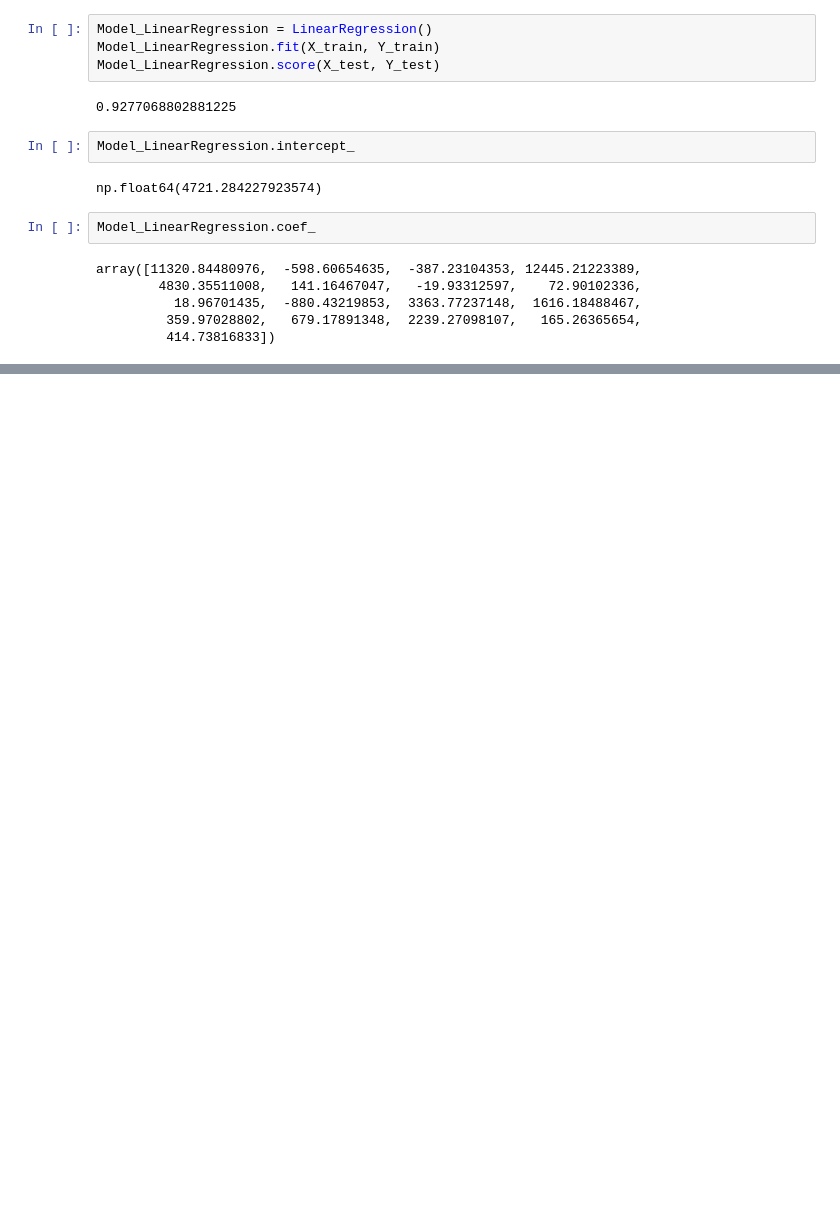
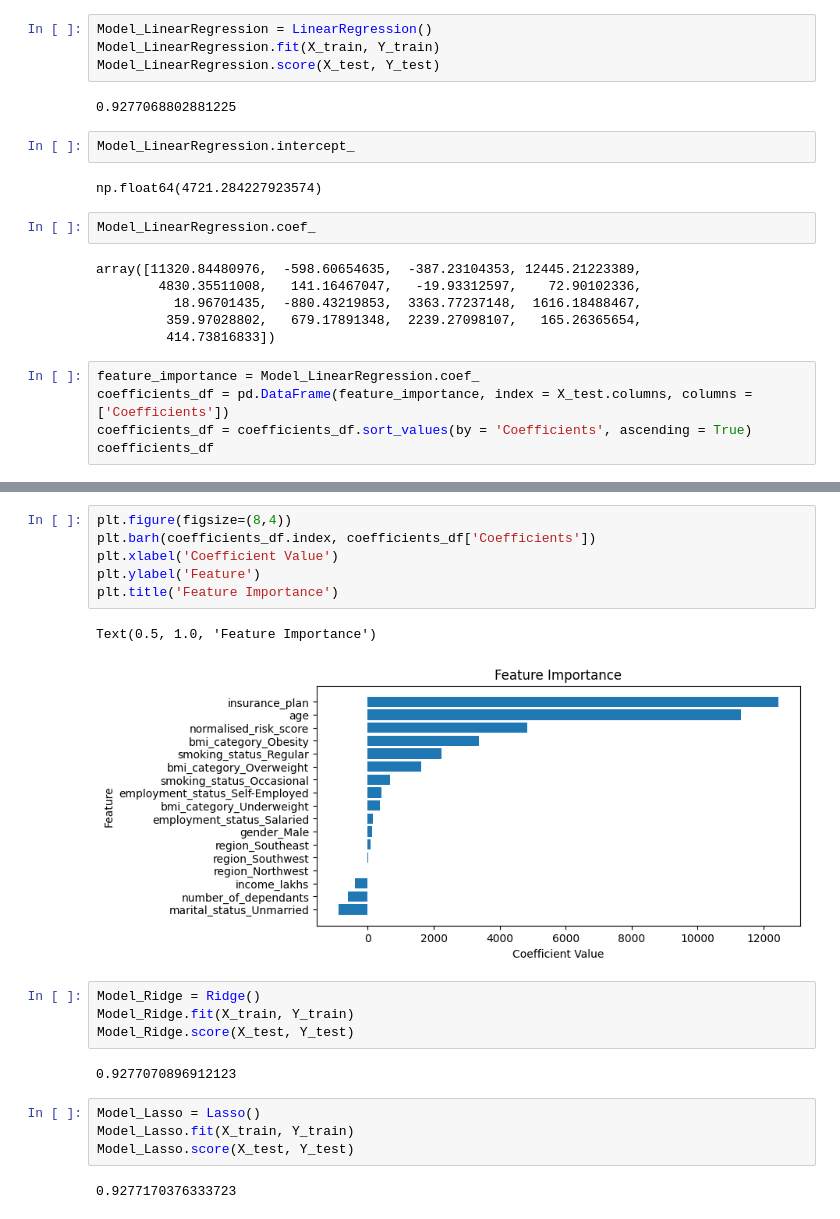
Before and after one commit to neel-madhav/HealthcarePremiumPrediction, a Jupyter notebook: PremiumPrediction.ipynb, the cells around one changed output, grey strips where cells are left out. Saved outputs shown, nothing was run; the diff lists cells and outputs as text; blank space fills up the shorter version.

```diff
--- a/PremiumPrediction.ipynb
+++ b/PremiumPrediction.ipynb
@@ -421,3 +416,8 @@ array([11320.84480976,  -598.60654635,  -387.23104353, 12445.21223389,
           18.96701435,  -880.43219853,  3363.77237148,  1616.18488467,
          359.97028802,   679.17891348,  2239.27098107,   165.26365654,
          414.73816833])
+# %%
+feature_importance = Model_LinearRegression.coef_
+coefficients_df = pd.DataFrame(feature_importance, index = X_test.columns, columns = ['Coefficients'])
+coefficients_df = coefficients_df.sort_values(by = 'Coefficients', ascending = True)
+coefficients_df
@@ -423,0 +443,21 @@ array([11320.84480976,  -598.60654635,  -387.23104353, 12445.21223389,
+# %%
+plt.figure(figsize=(8,4))
+plt.barh(coefficients_df.index, coefficients_df['Coefficients'])
+plt.xlabel('Coefficient Value')
+plt.ylabel('Feature')
+plt.title('Feature Importance')
+# %% [output]
+Text(0.5, 1.0, 'Feature Importance')
+[figure, added]
+# %%
+Model_Ridge = Ridge()
+Model_Ridge.fit(X_train, Y_train)
+Model_Ridge.score(X_test, Y_test)
+# %% [output]
+0.9277070896912123
+# %%
+Model_Lasso = Lasso()
+Model_Lasso.fit(X_train, Y_train)
+Model_Lasso.score(X_test, Y_test)
+# %% [output]
+0.9277170376333723
```
Also changed, not shown: parts of 30 cells of this notebook.
